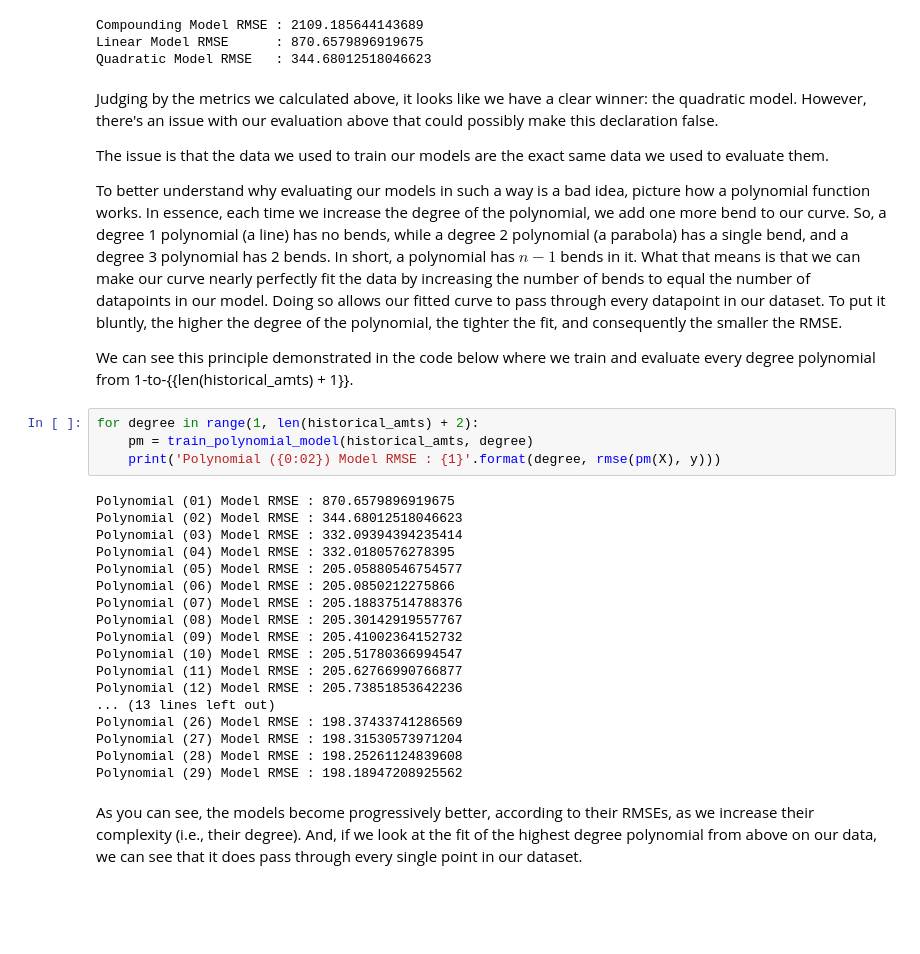
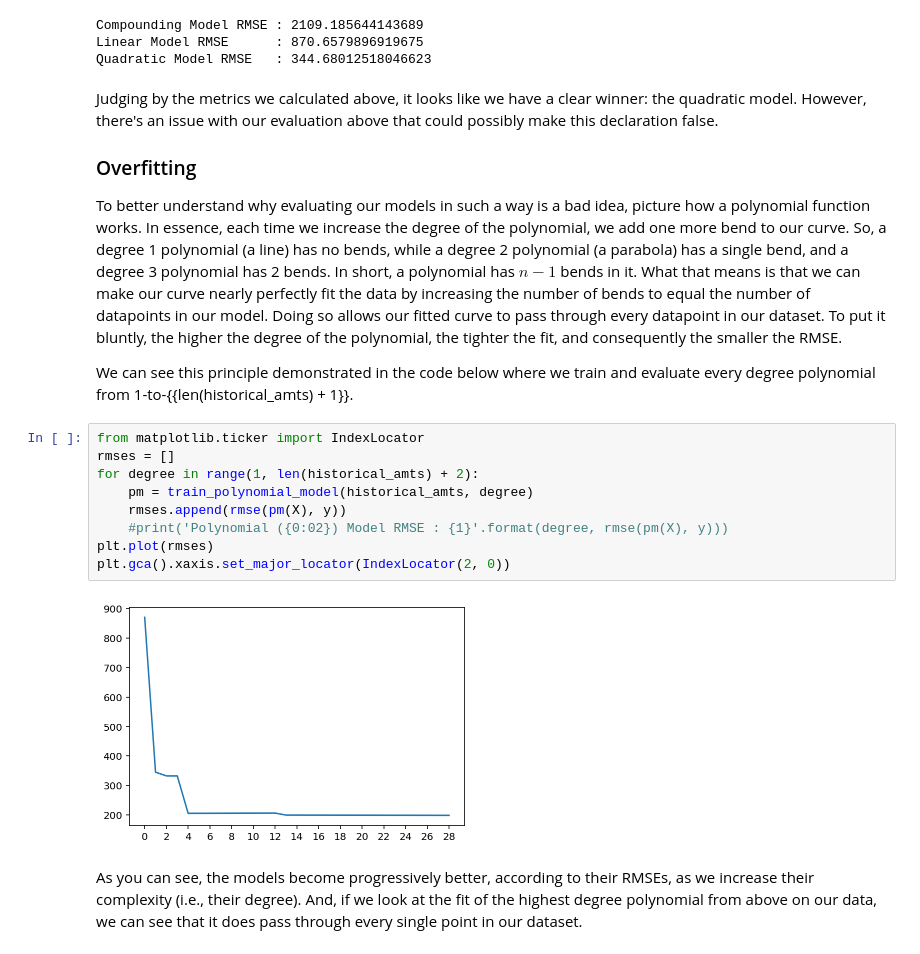
Before and after one commit to croach/data_science_for_daddies, a Jupyter notebook: Data Science for Daddies (and Mommies).ipynb, the cells around one changed output. Cells and saved outputs as stored; diff of their text form; blank space fills up the shorter version.

```diff
--- a/Data Science for Daddies (and Mommies).ipynb
+++ b/Data Science for Daddies (and Mommies).ipynb
@@ -528,33 +528,24 @@ Quadratic Model RMSE   : 344.68012518046623
 # %% [markdown]
 Judging by the metrics we calculated above, it looks like we have a clear winner: the quadratic model. However, there's an issue with our evaluation above that could possibly make this declaration false.
 
-The issue is that the data we used to train our models are the exact same data we used to evaluate them.
+<!--The issue is that the data we used to train our models are the exact same data we used to evaluate them. -->
+
+### Overfitting
 
 To better understand why evaluating our models in such a way is a bad idea, picture how a polynomial function works. In essence, each time we increase the degree of the polynomial, we add one more bend to our curve. So, a degree 1 polynomial (a line) has no bends, while a degree 2 polynomial (a parabola) has a single bend, and a degree 3 polynomial has 2 bends. In short, a polynomial has $n - 1$ bends in it. What that means is that we can make our curve nearly perfectly fit the data by increasing the number of bends to equal the number of datapoints in our model. Doing so allows our fitted curve to pass through every datapoint in our dataset. To put it bluntly, the higher the degree of the polynomial, the tighter the fit, and consequently the smaller the RMSE.
 
 We can see this principle demonstrated in the code below where we train and evaluate every degree polynomial from 1-to-{{len(historical_amts) + 1}}.
 # %%
+from matplotlib.ticker import IndexLocator
+rmses = []
 for degree in range(1, len(historical_amts) + 2):
     pm = train_polynomial_model(historical_amts, degree)
-    print('Polynomial ({0:02}) Model RMSE : {1}'.format(degree, rmse(pm(X), y)))
+    rmses.append(rmse(pm(X), y))
+    #print('Polynomial ({0:02}) Model RMSE : {1}'.format(degree, rmse(pm(X), y)))
+plt.plot(rmses)
+plt.gca().xaxis.set_major_locator(IndexLocator(2, 0))
 # %% [output]
-Polynomial (01) Model RMSE : 870.6579896919675
-Polynomial (02) Model RMSE : 344.68012518046623
-Polynomial (03) Model RMSE : 332.09394394235414
-Polynomial (04) Model RMSE : 332.0180576278395
-Polynomial (05) Model RMSE : 205.05880546754577
-Polynomial (06) Model RMSE : 205.0850212275866
-Polynomial (07) Model RMSE : 205.18837514788376
-Polynomial (08) Model RMSE : 205.30142919557767
-Polynomial (09) Model RMSE : 205.41002364152732
-Polynomial (10) Model RMSE : 205.51780366994547
-Polynomial (11) Model RMSE : 205.62766990766877
-Polynomial (12) Model RMSE : 205.73851853642236
-... (13 lines left out)
-Polynomial (26) Model RMSE : 198.37433741286569
-Polynomial (27) Model RMSE : 198.31530573971204
-Polynomial (28) Model RMSE : 198.25261124839608
-Polynomial (29) Model RMSE : 198.18947208925562
+[figure, added]
 # %% [markdown]
 As you can see, the models become progressively better, according to their RMSEs, as we increase their complexity (i.e., their degree). And, if we look at the fit of the highest degree polynomial from above on our data, we can see that it does pass through every single point in our dataset.
 # %%
```
Also changed, not shown: parts of 32 cells of this notebook.
